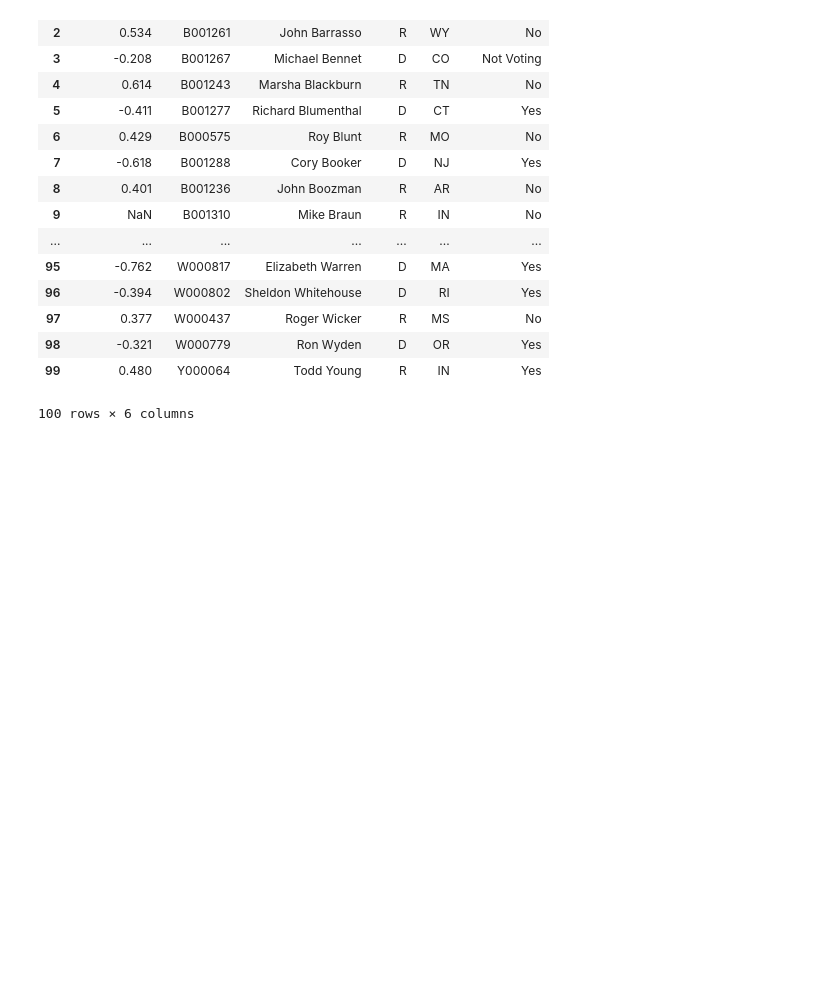
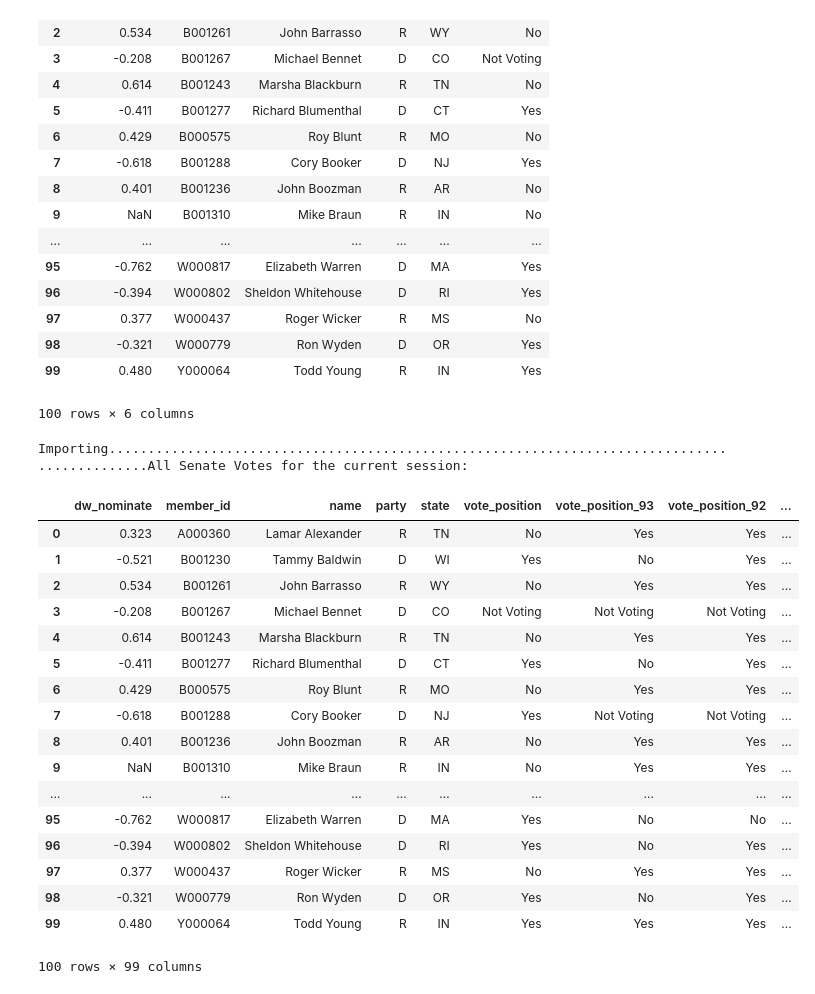
Before and after one commit to Nhorning/Congressional_Survival, a Jupyter notebook: Data Wrangling.ipynb, the cells around one changed output. Drawn from its saved outputs; the diff is of its cells as text; code cells hidden in the pictures; blank space fills up the shorter version.

Commit message:
imported all votes for the current senate session

```diff
--- a/Data Wrangling.ipynb
+++ b/Data Wrangling.ipynb
@@ -49,10 +49,11 @@ def API_Request(end_point, verbose=True):
 #send a get request to restful API, print status and return response as a dictionary
     response = requests.get(url+end_point, headers=headers)
     #print the response status
-    try:
-        print(status_codes[response.status_code])
-    except:
-        print('API Failure, unknown status code: '+response.status_code)
+    if verbose == True:
+        try:
+            print(status_codes[response.status_code])
+        except:
+            print('API Failure, unknown status code: '+response.status_code)
 
     return response.json()
 
@@ -191,0 +191,34 @@ latest_vote_positions_df
+# %%
+#Yeah, that's right! That's vote data!
+#let's add some more:
+print('Importing', end='')
+for call in range(roll_call-1,0,-1):
+    call_endpoint = '/'+str(congress)+'/'+chamber.lower()+'/sessions/'+str(session)+'/votes/'+str(call)+'.json'
+    call_response = API_Request(call_endpoint, verbose=False)
+    call_vote = call_response['results']['votes']['vote']
+    call_position = pd.DataFrame(call_vote['positions'])
+    latest_vote_positions_df = pd.merge(latest_vote_positions_df, call_position[['member_id','vote_position']], on='member_id', suffixes=('','_'+str(call)))
+    print('.', end='')
+
+print('All Senate Votes for the current session:')
+latest_vote_positions_df
+# %% [output]
+Importing.............................................................................................All Senate Votes for the current session:
+|  | dw_nominate | member_id | name | party | state | vote_position | vote_position_93 | vote_position_92 | ... |
+| 0 | 0.323 | A000360 | Lamar Alexander | R | TN | No | Yes | Yes | ... |
+| 1 | -0.521 | B001230 | Tammy Baldwin | D | WI | Yes | No | Yes | ... |
+| 2 | 0.534 | B001261 | John Barrasso | R | WY | No | Yes | Yes | ... |
+| 3 | -0.208 | B001267 | Michael Bennet | D | CO | Not Voting | Not Voting | Not Voting | ... |
+| 4 | 0.614 | B001243 | Marsha Blackburn | R | TN | No | Yes | Yes | ... |
+| 5 | -0.411 | B001277 | Richard Blumenthal | D | CT | Yes | No | Yes | ... |
+| 6 | 0.429 | B000575 | Roy Blunt | R | MO | No | Yes | Yes | ... |
+| 7 | -0.618 | B001288 | Cory Booker | D | NJ | Yes | Not Voting | Not Voting | ... |
+| 8 | 0.401 | B001236 | John Boozman | R | AR | No | Yes | Yes | ... |
+| 9 | NaN | B001310 | Mike Braun | R | IN | No | Yes | Yes | ... |
+| ... | ... | ... | ... | ... | ... | ... | ... | ... | ... |
+| 95 | -0.762 | W000817 | Elizabeth Warren | D | MA | Yes | No | No | ... |
+| 96 | -0.394 | W000802 | Sheldon Whitehouse | D | RI | Yes | No | Yes | ... |
+| 97 | 0.377 | W000437 | Roger Wicker | R | MS | No | Yes | Yes | ... |
+| 98 | -0.321 | W000779 | Ron Wyden | D | OR | Yes | No | Yes | ... |
+| 99 | 0.480 | Y000064 | Todd Young | R | IN | Yes | Yes | Yes | ... |
+100 rows × 99 columns
```
Also changed, not shown: parts of 1 cell of this notebook.
